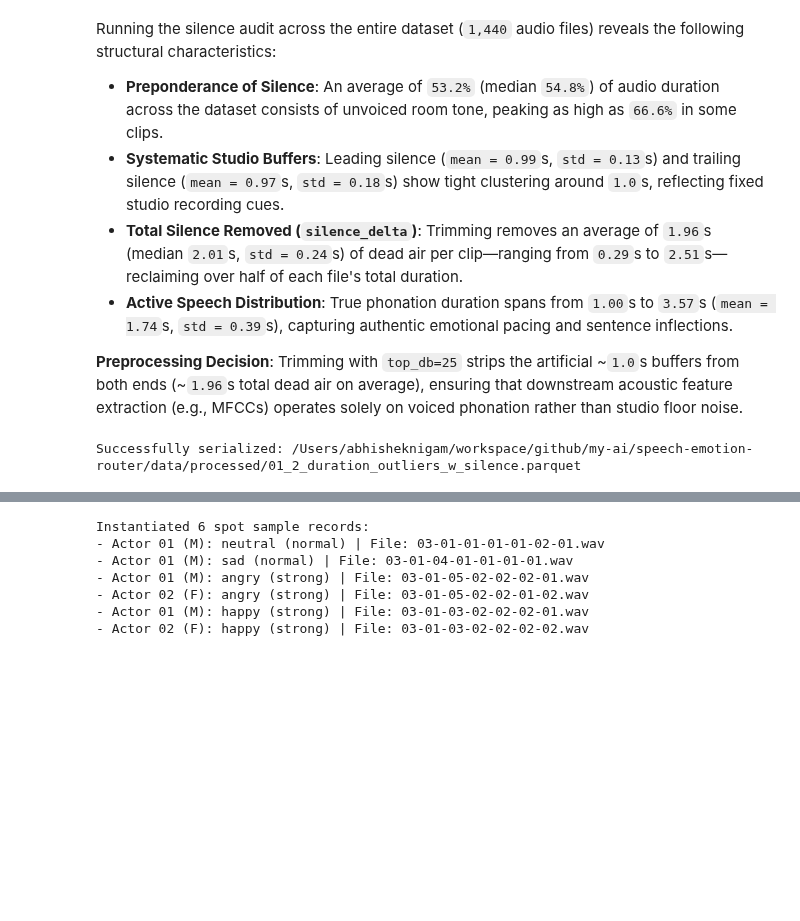
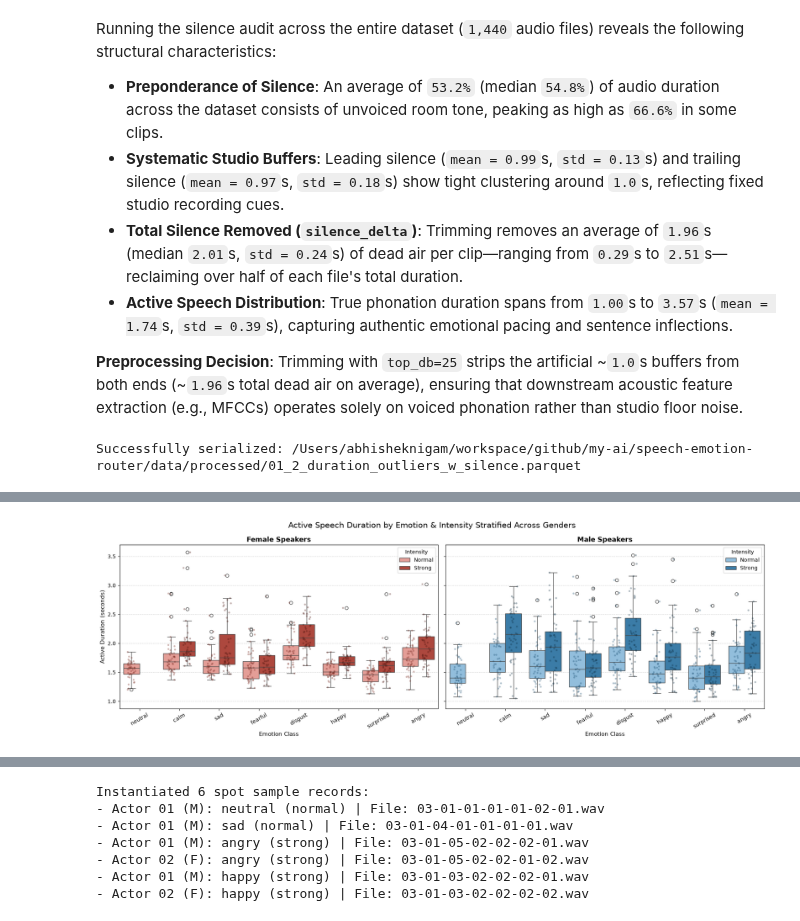
Before and after one commit to 1abhisheknigam/my-ai, a Jupyter notebook: speech-emotion-router/notebooks/01_signal_eda_features.ipynb, the cells around one changed output, grey strips where cells are left out. Saved outputs shown, nothing was run; the diff lists cells and outputs as text; code cells hidden in the pictures; blank space fills up the shorter version.

```diff
--- a/speech-emotion-router/notebooks/01_signal_eda_features.ipynb
+++ b/speech-emotion-router/notebooks/01_signal_eda_features.ipynb
@@ -464,0 +533,100 @@ Successfully serialized: /Users/abhisheknigam/workspace/github/my-ai/speech-emot
+# %%
+#  Revisiting duration by gender/emotion/intensity
+
+fig, (ax1, ax2) = plt.subplots(1, 2, figsize=(18, 6), sharey=True)
+
+# Emotions across x-axis, Normal vs Strong side-by-side via hue
+df_female = df_silence_audit[df_silence_audit["gender"] == "F"]
+sns.boxplot(
+    data=df_female,
+    x="emotion",
+    y="active_dur",
+    hue="intensity",
+    order=available_emotions,
+    hue_order=["normal", "strong"],
+    palette={"normal": "#f1948a", "strong": "#c0392b"},
+    ax=ax1,
+)
+sns.stripplot(
+    data=df_female,
+    x="emotion",
+    y="active_dur",
+    hue="intensity",
+    order=available_emotions,
+    hue_order=["normal", "strong"],
+    dodge=True,
+    palette={"normal": "#78281f", "strong": "#49120d"},
+    alpha=0.35,
+    jitter=0.2,
+    size=3.5,
+    ax=ax1,
+    legend=False,
+)
+ax1.set_title("Female Speakers", fontsize=13, fontweight="bold")
+ax1.set_xlabel("Emotion Class", fontsize=11)
+ax1.set_ylabel("Active Duration (seconds)", fontsize=11)
+ax1.grid(axis="y", linestyle="--", alpha=0.5)
+ax1.tick_params(axis="x", rotation=30)
+
+# Clean legend on female plot
+h1, l1 = ax1.get_legend_handles_labels()
+ax1.legend(
+    h1[:2],
+    [lbl.capitalize() for lbl in l1[:2]],
+    title="Intensity",
+    frameon=True,
+    loc="upper right",
+)
+
+#  Male Subplot: Emotions across x-axis, Normal vs Strong side-by-side via hue
+df_male = df_silence_audit[df_silence_audit["gender"] == "M"]
+sns.boxplot(
+    data=df_male,
+    x="emotion",
+    y="active_dur",
+    hue="intensity",
+    order=available_emotions,
+    hue_order=["normal", "strong"],
+    palette={"normal": "#85c1e9", "strong": "#2980b9"},
+    ax=ax2,
+)
+sns.stripplot(
+    data=df_male,
+    x="emotion",
+    y="active_dur",
+    hue="gender" if False else "intensity",
+    order=available_emotions,
+    hue_order=["normal", "strong"],
+    dodge=True,
+    palette={"normal": "#1b4f72", "strong": "#0e2f44"},
+    alpha=0.35,
+    jitter=0.2,
+    size=3.5,
+    ax=ax2,
+    legend=False,
+)
+ax2.set_title("Male Speakers", fontsize=13, fontweight="bold")
+ax2.set_xlabel("Emotion Class", fontsize=11)
+ax2.set_ylabel("")  # Shared y-axis
+ax2.grid(axis="y", linestyle="--", alpha=0.5)
+ax2.tick_params(axis="x", rotation=30)
+
+# Clean legend on male plot
+h2, l2 = ax2.get_legend_handles_labels()
+ax2.legend(
+    h2[:2],
+    [lbl.capitalize() for lbl in l2[:2]],
+    title="Intensity",
+    frameon=True,
+    loc="upper right",
+)
+
+plt.suptitle(
+    "Active Speech Duration by Emotion & Intensity Stratified Across Genders",
+    fontsize=15,
+    y=0.98,
+)
+plt.tight_layout()
+plt.show()
+# %% [output]
+[figure, added]
```
Also changed, not shown: parts of 13 cells of this notebook.
